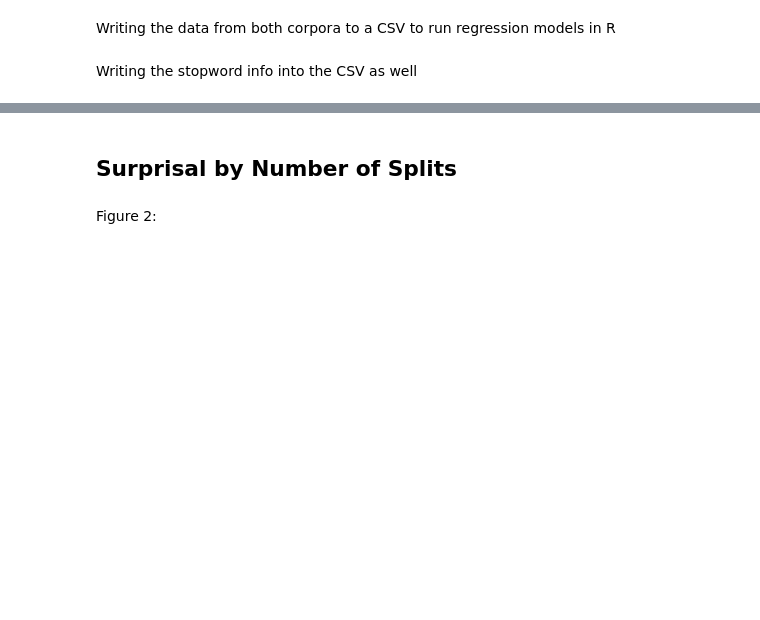
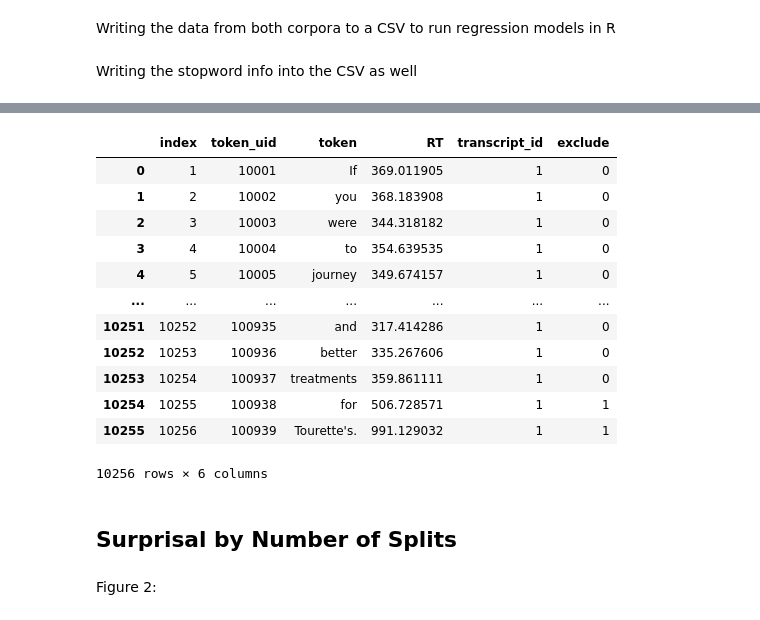
Before and after one commit to sathvikn/dl-psych-tokenization, a Jupyter notebook: cleaning_exploration.ipynb, the cells around one changed output, grey strips where cells are left out. Saved outputs shown, nothing was run; the diff lists cells and outputs as text; code cells hidden in the pictures; blank space fills up the shorter version.

```diff
--- a/cleaning_exploration.ipynb
+++ b/cleaning_exploration.ipynb
@@ -169,0 +274,17 @@ df.to_csv("data/surprisal_data/combined_surprisal_rts.csv", index = False)
+# %%
+ns_rts = pd.read_csv("data/processed_rts/natural_stories_rts.csv")
+ns_rts
+# %% [output]
+|  | index | token_uid | token | RT | transcript_id | exclude |
+| 0 | 1 | 10001 | If | 369.011905 | 1 | 0 |
+| 1 | 2 | 10002 | you | 368.183908 | 1 | 0 |
+| 2 | 3 | 10003 | were | 344.318182 | 1 | 0 |
+| 3 | 4 | 10004 | to | 354.639535 | 1 | 0 |
+| 4 | 5 | 10005 | journey | 349.674157 | 1 | 0 |
+| ... | ... | ... | ... | ... | ... | ... |
+| 10251 | 10252 | 100935 | and | 317.414286 | 1 | 0 |
+| 10252 | 10253 | 100936 | better | 335.267606 | 1 | 0 |
+| 10253 | 10254 | 100937 | treatments | 359.861111 | 1 | 0 |
+| 10254 | 10255 | 100938 | for | 506.728571 | 1 | 1 |
+| 10255 | 10256 | 100939 | Tourette's. | 991.129032 | 1 | 1 |
+10256 rows × 6 columns
```
Also changed, not shown: parts of 11 cells of this notebook.
